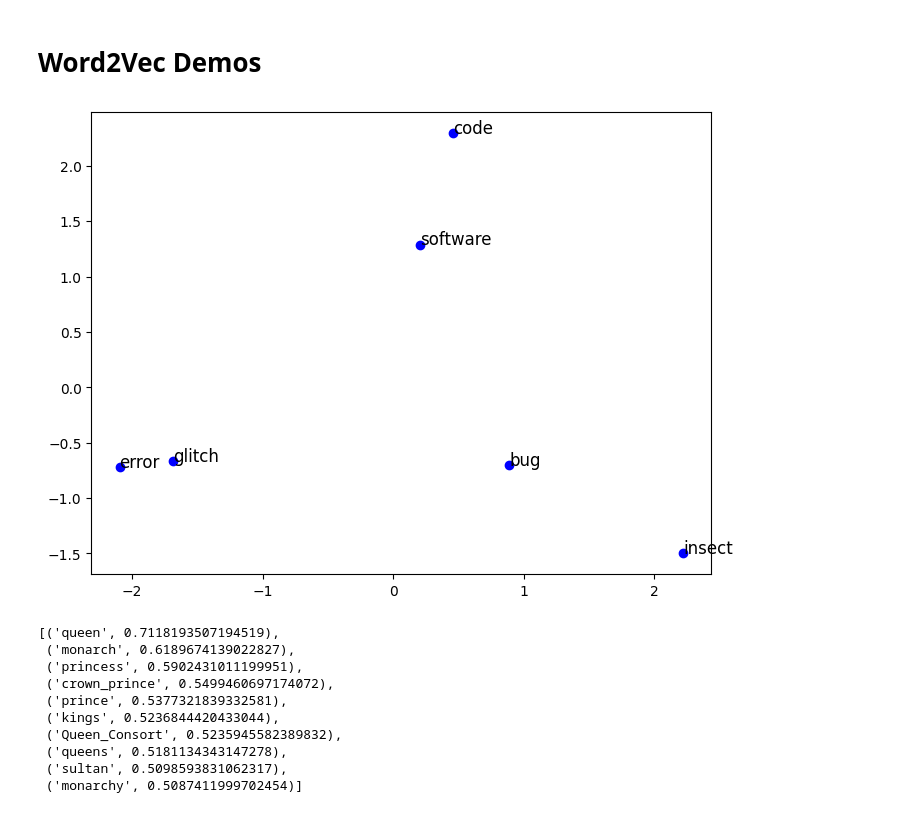
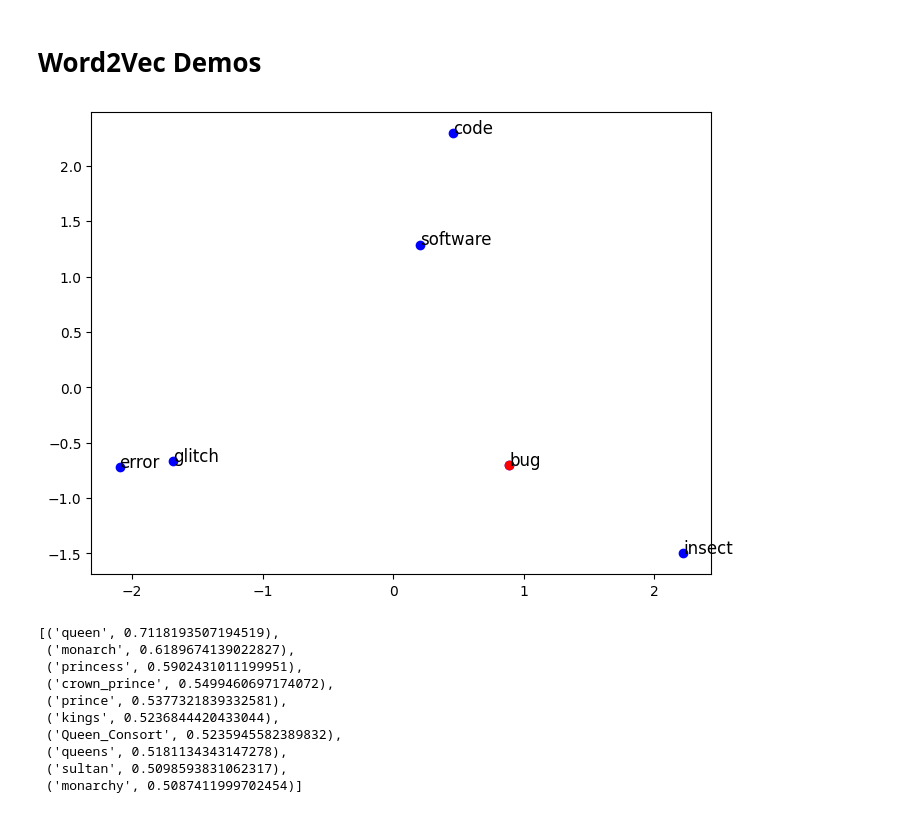
Before and after one commit to lbluett/PyCon-2024, a Jupyter notebook: code/Embeddings Presentation Demo.ipynb, the cells around one changed output. Saved outputs shown, nothing was run; the diff lists cells and outputs as text; code cells hidden in the pictures.

```diff
--- a/code/Embeddings Presentation Demo.ipynb
+++ b/code/Embeddings Presentation Demo.ipynb
@@ -11,24 +11,27 @@ model = api.load("word2vec-google-news-300")
 # %%
 # Words to visualize
 words = ['bug', 'insect', 'error', 'code', 'software', 'glitch']
 
 # Extract the word vectors
 vectors = np.array([model[word] for word in words])
 
 # Reduce dimensionality to 2D using PCA
 pca = PCA(n_components=2)
 reduced_vectors = pca.fit_transform(vectors)
 
 # Plotting
 plt.figure(figsize=(8, 6))
 plt.scatter(reduced_vectors[:, 0], reduced_vectors[:, 1], color='blue')
 
 for i, word in enumerate(words):
     plt.annotate(word, (reduced_vectors[i, 0], reduced_vectors[i, 1]), fontsize=12)
 
+# Change bug to red
+plt.scatter(reduced_vectors[0, 0], reduced_vectors[0, 1], color='red')
+
 plt.show()
 # %% [output]
-[figure, old version]
+[figure, new version]
 # %%
 model.most_similar(positive=['woman', 'king'], negative=['man'])
 # %% [output]
```
Also changed, not shown: parts of 10 cells of this notebook, 1 other file.
